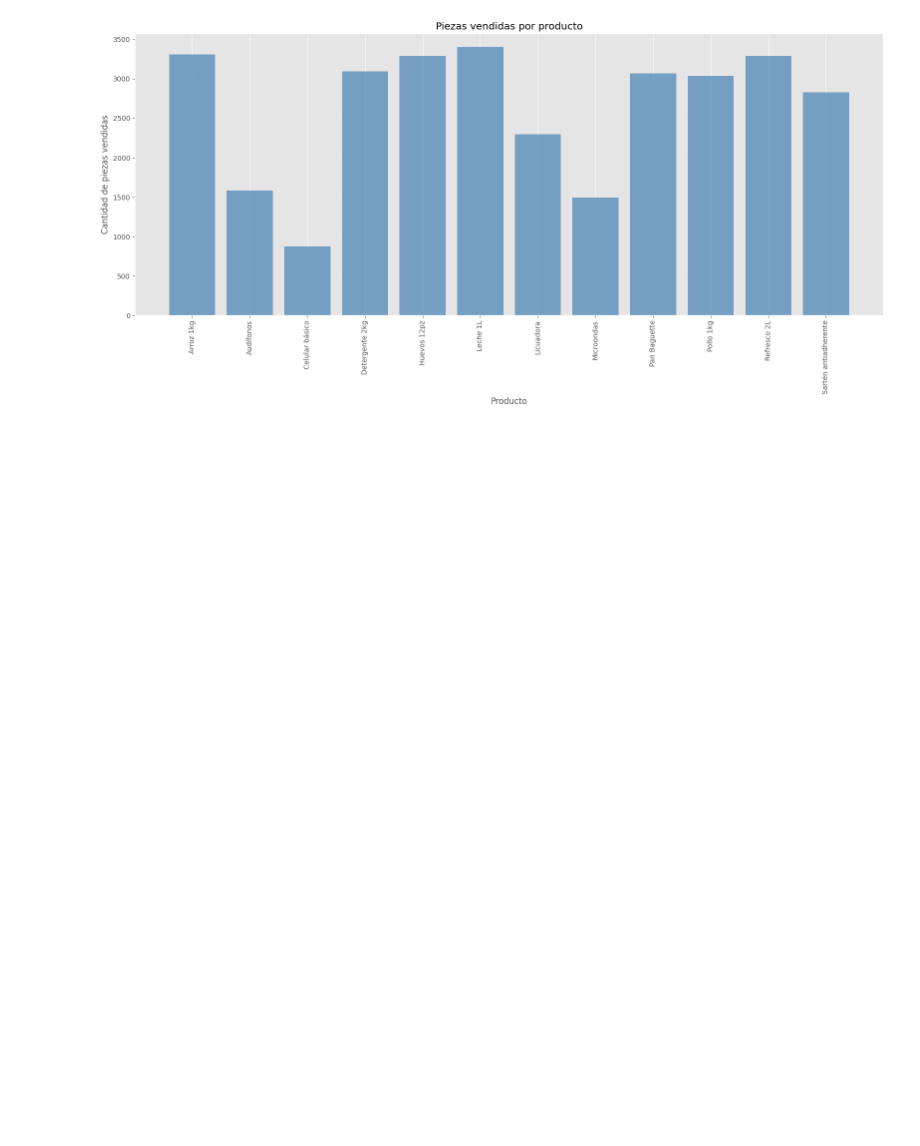
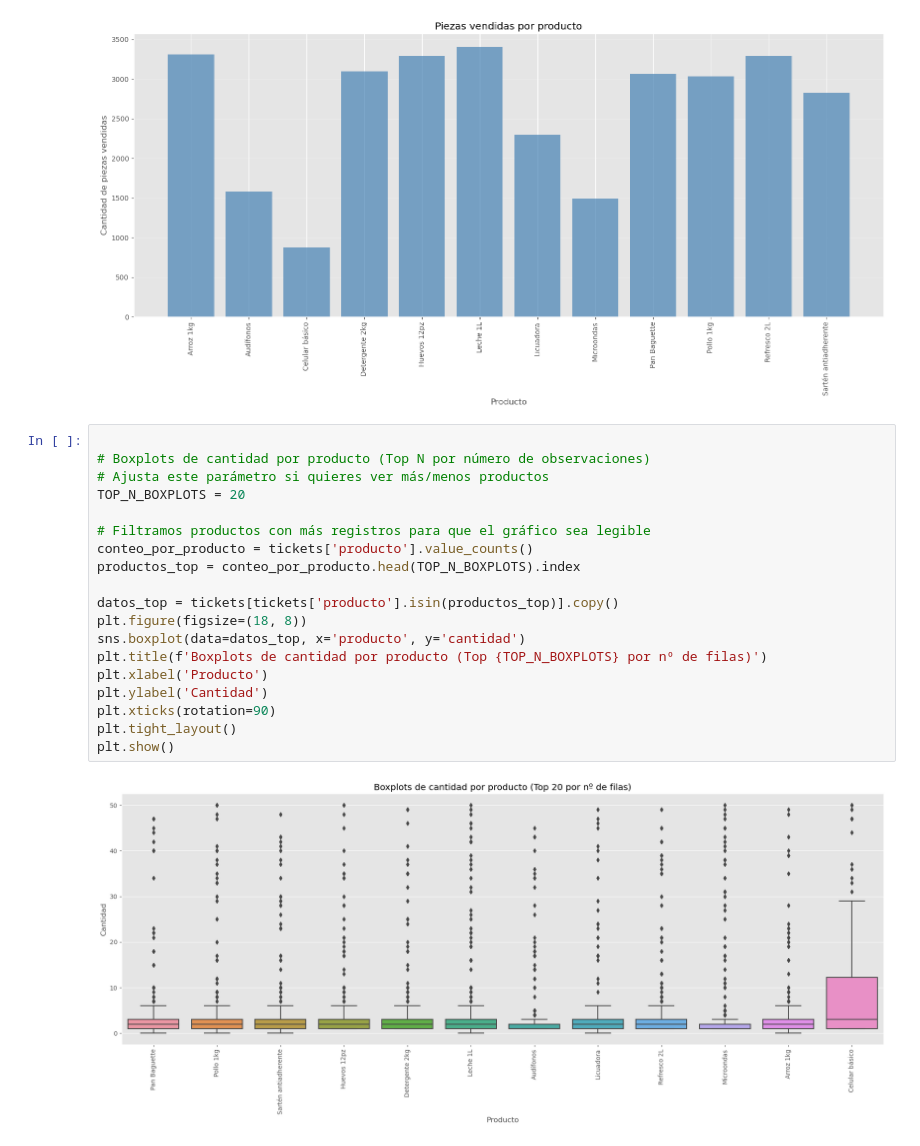
Before and after one commit to Davis2200/TareasAprendizaje, a Jupyter notebook: TareasAprendizaje/practica1/codigo/visualizacion.ipynb, the cells around one changed output. Drawn from its saved outputs; the diff is of its cells as text; blank space fills up the shorter version.

```diff
--- a/TareasAprendizaje/practica1/codigo/visualizacion.ipynb
+++ b/TareasAprendizaje/practica1/codigo/visualizacion.ipynb
@@ -78,3 +64,24 @@ plt.tight_layout()
 plt.show()
 # %% [output]
 [figure]
+# %%
+
+# Boxplots de cantidad por producto (Top N por número de observaciones)
+# Ajusta este parámetro si quieres ver más/menos productos
+TOP_N_BOXPLOTS = 20
+
+# Filtramos productos con más registros para que el gráfico sea legible
+conteo_por_producto = tickets['producto'].value_counts()
+productos_top = conteo_por_producto.head(TOP_N_BOXPLOTS).index
+
+datos_top = tickets[tickets['producto'].isin(productos_top)].copy()
+plt.figure(figsize=(18, 8))
+sns.boxplot(data=datos_top, x='producto', y='cantidad')
+plt.title(f'Boxplots de cantidad por producto (Top {TOP_N_BOXPLOTS} por nº de filas)')
+plt.xlabel('Producto')
+plt.ylabel('Cantidad')
+plt.xticks(rotation=90)
+plt.tight_layout()
+plt.show()
+# %% [output]
+[figure, added]
```
Also changed, not shown: parts of 16 cells of this notebook, 4 other files.
